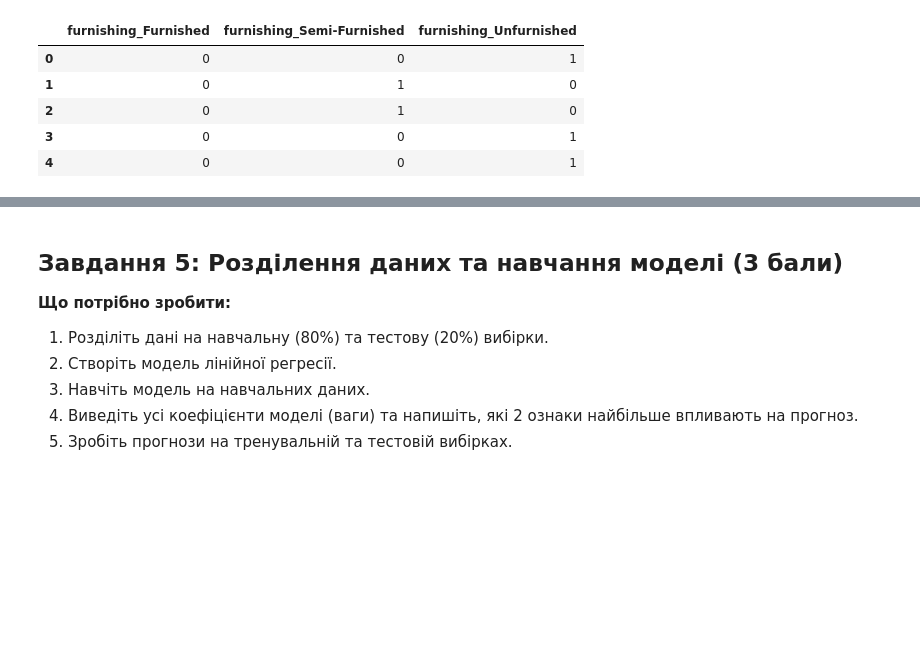
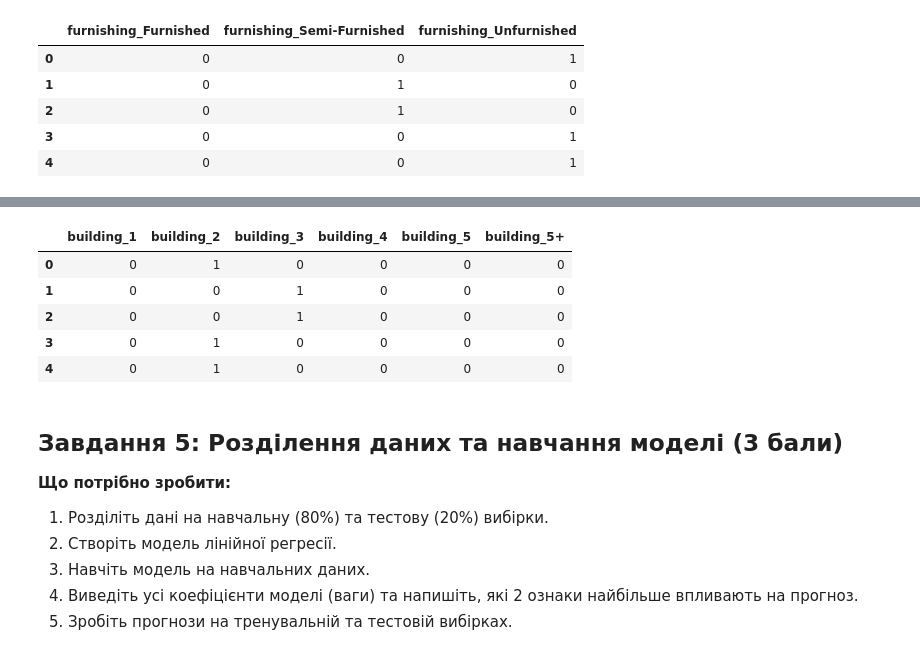
Before and after one commit to olesia-za/python_for_ds_tasks, a Jupyter notebook: hometasks/OZ_Done_M16_HW1_Rent_payment_prediction.ipynb, the cells around one changed output, grey strips where cells are left out. Cells and saved outputs as stored; diff of their text form; code cells hidden in the pictures; blank space fills up the shorter version.

```diff
--- a/hometasks/OZ_Done_M16_HW1_Rent_payment_prediction.ipynb
+++ b/hometasks/OZ_Done_M16_HW1_Rent_payment_prediction.ipynb
@@ -420,3 +493,19 @@ furnishing_dummies.head()
+# %%
+top_floors = floor_building['building'].value_counts().head(5).index
+floor_building['building_grouped'] = floor_building['building'].apply(
+    lambda x: x if x in top_floors else '5+'
+)
+# %%
+building_dummies = pd.get_dummies(floor_building['building_grouped'], prefix='building').astype('int')
+# floor_building = pd.concat([floor_building, floor_dummies], axis=1)
+building_dummies.head()
+# %% [output]
+|  | building_1 | building_2 | building_3 | building_4 | building_5 | building_5+ |
+| 0 | 0 | 1 | 0 | 0 | 0 | 0 |
+| 1 | 0 | 0 | 1 | 0 | 0 | 0 |
+| 2 | 0 | 0 | 1 | 0 | 0 | 0 |
+| 3 | 0 | 1 | 0 | 0 | 0 | 0 |
+| 4 | 0 | 1 | 0 | 0 | 0 | 0 |
 # %% [markdown]
 ## Завдання 5: Розділення даних та навчання моделі (3 бали)
 
```
Also changed, not shown: parts of 6 cells of this notebook.
